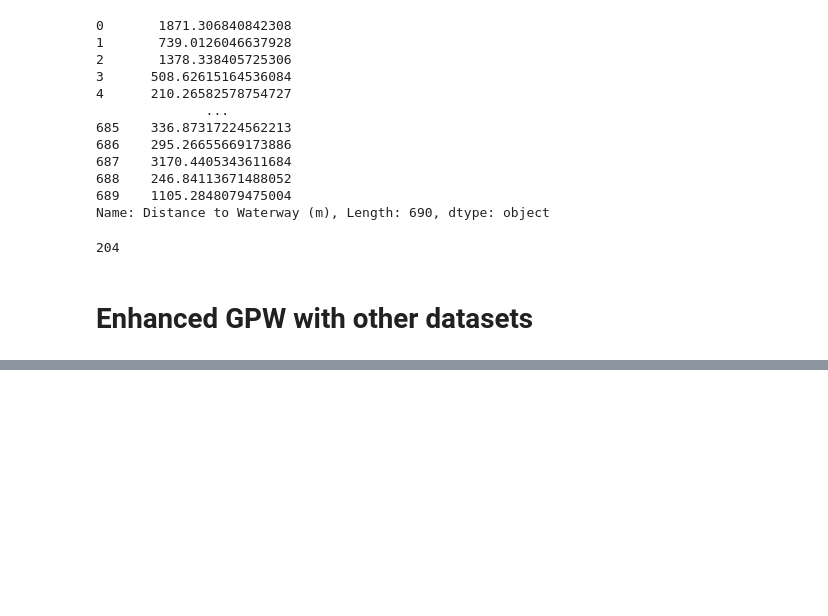
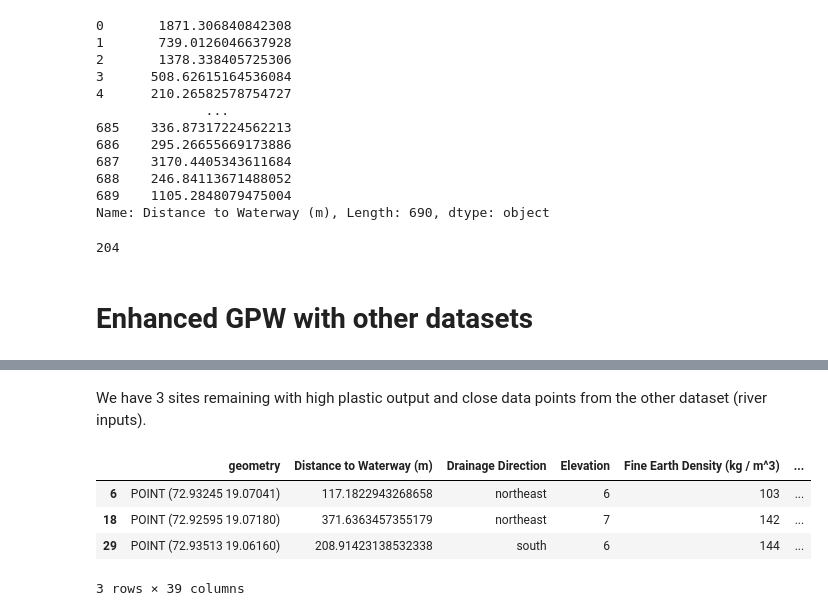
Before and after one commit to onyd/xylem-challenge, a Jupyter notebook: waste_site_filtering.ipynb, the cells around one changed output, grey strips where cells are left out. Saved outputs shown, nothing was run; the diff lists cells and outputs as text; code cells hidden in the pictures; blank space fills up the shorter version.

```diff
--- a/waste_site_filtering.ipynb
+++ b/waste_site_filtering.ipynb
@@ -74,0 +123,10 @@ cross_df.head()
+# %% [markdown]
+We have 3 sites remaining with high plastic output and close data points from the other dataset (river inputs).
+# %%
+waterway_df
+# %% [output]
+|  | geometry | Distance to Waterway (m) | Drainage Direction | Elevation | Fine Earth Density (kg / m^3) | ... |
+| 6 | POINT (72.93245 19.07041) | 117.1822943268658 | northeast | 6 | 103 | ... |
+| 18 | POINT (72.92595 19.07180) | 371.6363457355179 | northeast | 7 | 142 | ... |
+| 29 | POINT (72.93513 19.06160) | 208.91423138532338 | south | 6 | 144 | ... |
+3 rows × 39 columns
```
Also changed, not shown: parts of 9 cells of this notebook, 1 other file.
